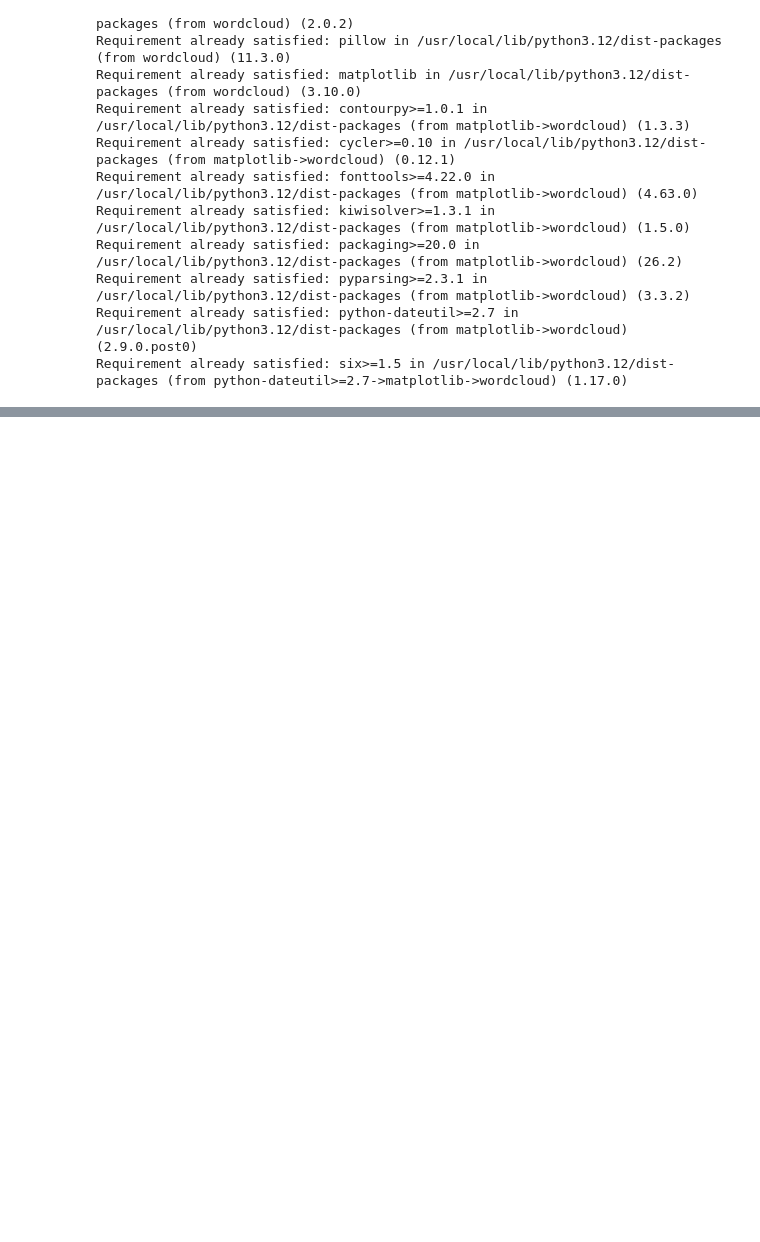
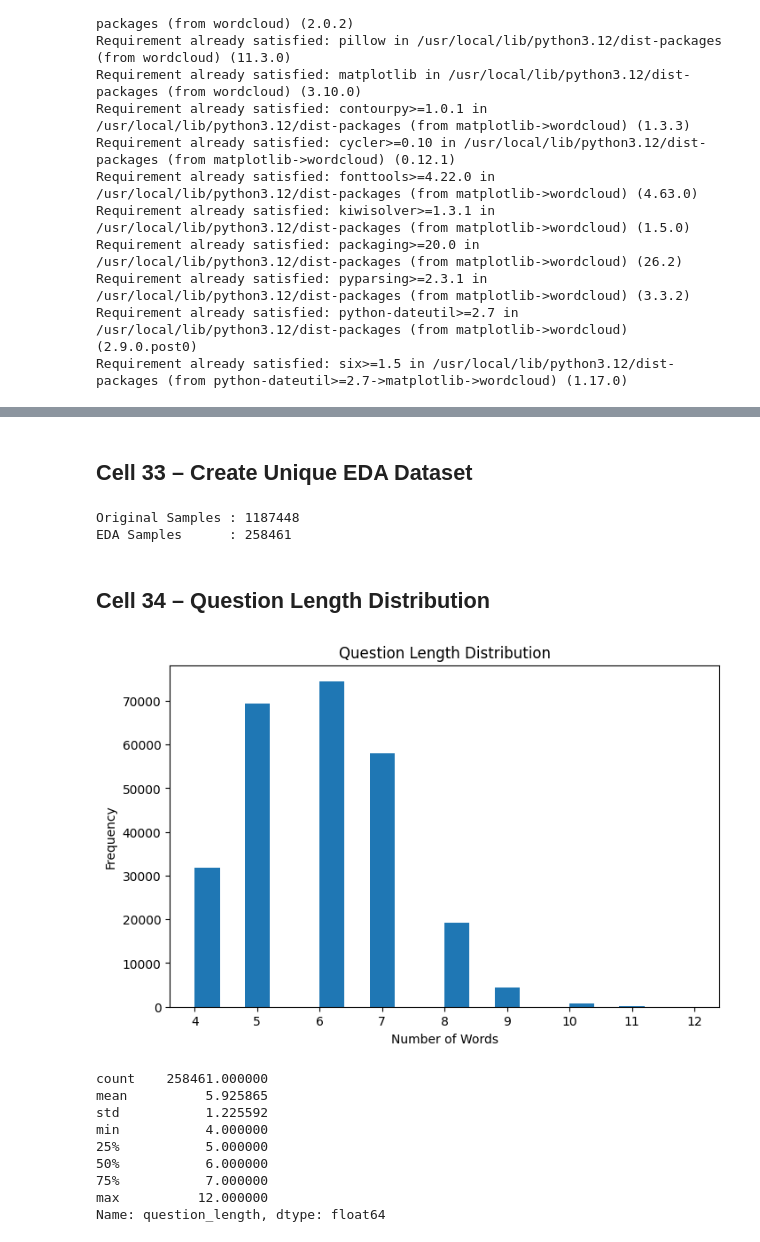
Before and after one commit to eshan14git/football-qa-nlp, a Jupyter notebook: notebooks/Disa_Football_NLQA_Project.ipynb, the cells around one changed output, grey strips where cells are left out. Drawn from its saved outputs; the diff is of its cells as text; code cells hidden in the pictures; blank space fills up the shorter version.

```diff
--- a/notebooks/Disa_Football_NLQA_Project.ipynb
+++ b/notebooks/Disa_Football_NLQA_Project.ipynb
@@ -1052,0 +755,49 @@ brunei
+# %% [markdown]
+## Cell 33 – Create Unique EDA Dataset
+# %%
+# Use unique cleaned questions for text analysis
+eda_df = questions_df.drop_duplicates(
+    subset="clean_question"
+).copy()
+
+print("Original Samples :", len(questions_df))
+print("EDA Samples      :", len(eda_df))
+# %% [output]
+Original Samples : 1187448
+EDA Samples      : 258461
+# %% [markdown]
+## Cell 34 – Question Length Distribution
+# %%
+eda_df["question_length"] = eda_df["clean_question"].apply(
+    lambda x: len(x.split())
+)
+
+import matplotlib.pyplot as plt
+
+plt.figure(figsize=(8,5))
+
+plt.hist(
+    eda_df["question_length"],
+    bins=20
+)
+
+plt.title("Question Length Distribution")
+
+plt.xlabel("Number of Words")
+
+plt.ylabel("Frequency")
+
+plt.show()
+
+print(eda_df["question_length"].describe())
+# %% [output]
+[figure, added]
+count    258461.000000
+mean          5.925865
+std           1.225592
+min           4.000000
+25%           5.000000
+50%           6.000000
+75%           7.000000
+max          12.000000
+Name: question_length, dtype: float64
```
Also changed, not shown: parts of 113 cells of this notebook.
